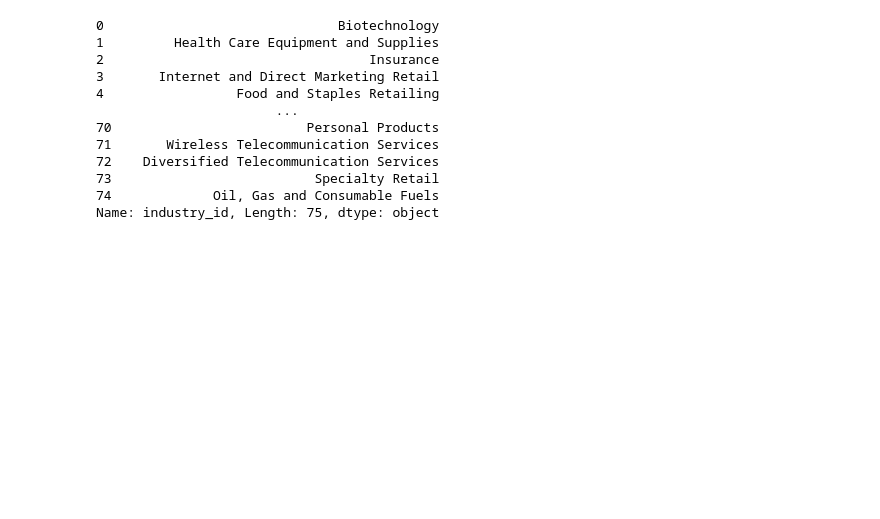
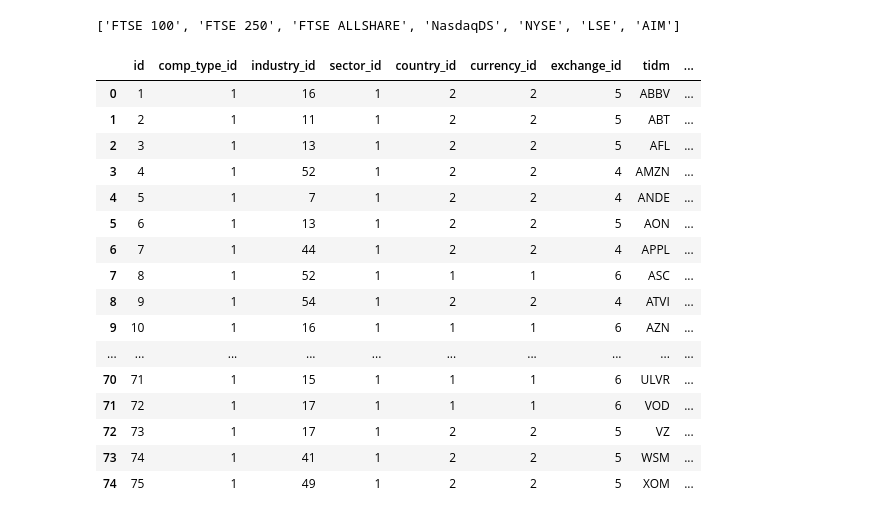
Before and after one commit to dmitchell-dev/value_investing, a Jupyter notebook: scripts/industries_id_populate.ipynb, the cells around one changed output. Cells and saved outputs as stored; diff of their text form; code cells hidden in the pictures; blank space fills up the shorter version.

Commit message:
Complete ancillary data manipulation and import

```diff
--- a/scripts/industries_id_populate.ipynb
+++ b/scripts/industries_id_populate.ipynb
@@ -3,23 +1,40 @@ import pandas as pd
+# %%
+import pandas as pd
+pd.set_option('display.max_columns', 20) #replace n with the number of columns you want to see completely
+pd.set_option('display.max_rows', 100) #replace n with the number of rows you want to see completely
 # %%
-company_data = pd.read_csv('C://Users//D_R_m//OneDrive//Documents//Development//Django_Python//value_investing//data//database_tables//companies.csv')
+company_data = pd.read_csv('C://Users//D_R_m//OneDrive//Documents//Development//Django_Python//value_investing//data//database_tables//non_ids//companies.csv')
 industry_data = pd.read_csv('C://Users//D_R_m//OneDrive//Documents//Development//Django_Python//value_investing//data//database_tables//industries.csv')
+exchange_data = pd.read_csv('C://Users//D_R_m//OneDrive//Documents//Development//Django_Python//value_investing//data//database_tables//exchanges.csv')
 # %%
 ind_name_list = industry_data['value'].tolist()
 ind_id_list = industry_data['id'].tolist()
-
-company_data_col_updated = company_data['industry_id'].replace(ind_name_list, ind_id_list)
-
-print(company_data_col_updated)
+company_data['industry_id'] = company_data['industry_id'].replace(ind_name_list, ind_id_list)
-# %% [output]
-0                              Biotechnology
-1         Health Care Equipment and Supplies
-2                                  Insurance
-3       Internet and Direct Marketing Retail
-4                 Food and Staples Retailing
-                       ...
-70                         Personal Products
-71       Wireless Telecommunication Services
-72    Diversified Telecommunication Services
-73                          Specialty Retail
-74             Oil, Gas and Consumable Fuels
-Name: industry_id, Length: 75, dtype: object
+# %%
+exch_name_list = exchange_data['value'].tolist()
+exch_id_list = exchange_data['id'].tolist()
+company_data['exchange_id'] = company_data['exchange_id'].replace(exch_name_list, exch_id_list)
+# %%
+exch_name_list
+# %% [output]
+['FTSE 100', 'FTSE 250', 'FTSE ALLSHARE', 'NasdaqDS', 'NYSE', 'LSE', 'AIM']
+# %%
+company_data
+# %% [output]
+|  | id | comp_type_id | industry_id | sector_id | country_id | currency_id | exchange_id | tidm | ... |
+| 0 | 1 | 1 | 16 | 1 | 2 | 2 | 5 | ABBV | ... |
+| 1 | 2 | 1 | 11 | 1 | 2 | 2 | 5 | ABT | ... |
+| 2 | 3 | 1 | 13 | 1 | 2 | 2 | 5 | AFL | ... |
+| 3 | 4 | 1 | 52 | 1 | 2 | 2 | 4 | AMZN | ... |
+| 4 | 5 | 1 | 7 | 1 | 2 | 2 | 4 | ANDE | ... |
+| 5 | 6 | 1 | 13 | 1 | 2 | 2 | 5 | AON | ... |
+| 6 | 7 | 1 | 44 | 1 | 2 | 2 | 4 | APPL | ... |
+| 7 | 8 | 1 | 52 | 1 | 1 | 1 | 6 | ASC | ... |
+| 8 | 9 | 1 | 54 | 1 | 2 | 2 | 4 | ATVI | ... |
+| 9 | 10 | 1 | 16 | 1 | 1 | 1 | 6 | AZN | ... |
+| ... | ... | ... | ... | ... | ... | ... | ... | ... | ... |
+| 70 | 71 | 1 | 15 | 1 | 1 | 1 | 6 | ULVR | ... |
+| 71 | 72 | 1 | 17 | 1 | 1 | 1 | 6 | VOD | ... |
+| 72 | 73 | 1 | 17 | 1 | 2 | 2 | 5 | VZ | ... |
+| 73 | 74 | 1 | 41 | 1 | 2 | 2 | 5 | WSM | ... |
+| 74 | 75 | 1 | 49 | 1 | 2 | 2 | 5 | XOM | ... |
```
Also changed, not shown: parts of 2 cells of this notebook, 2 other files.
